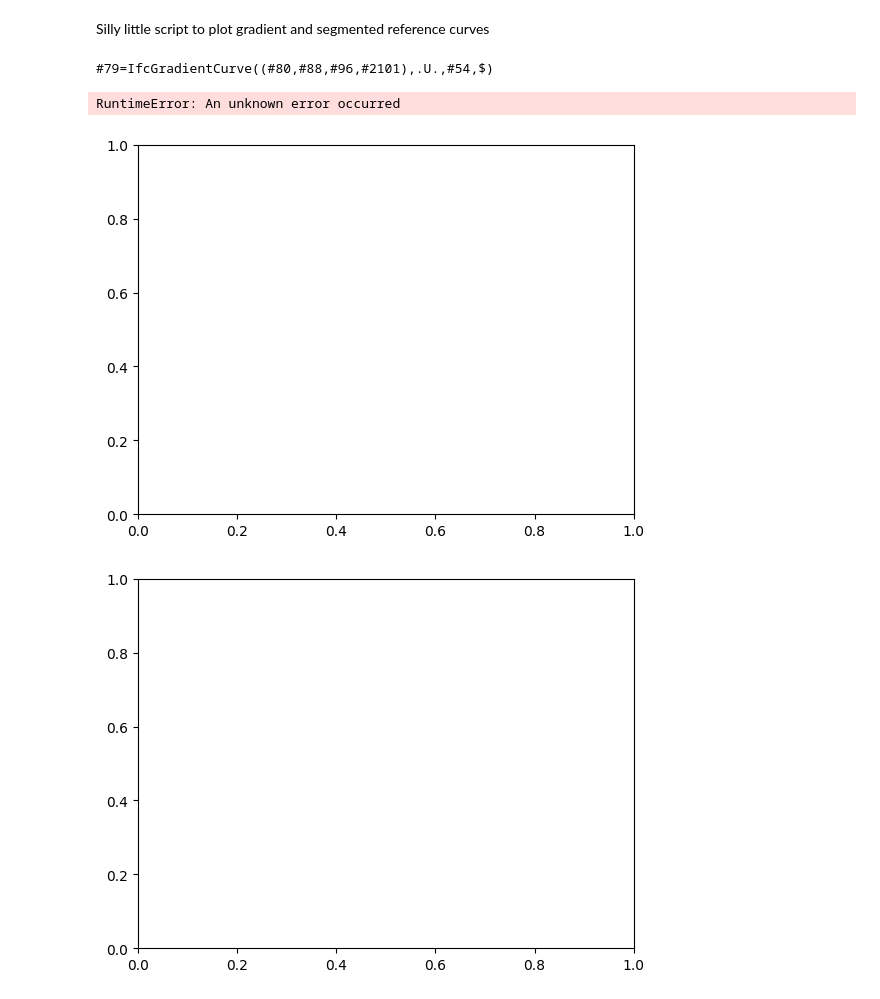
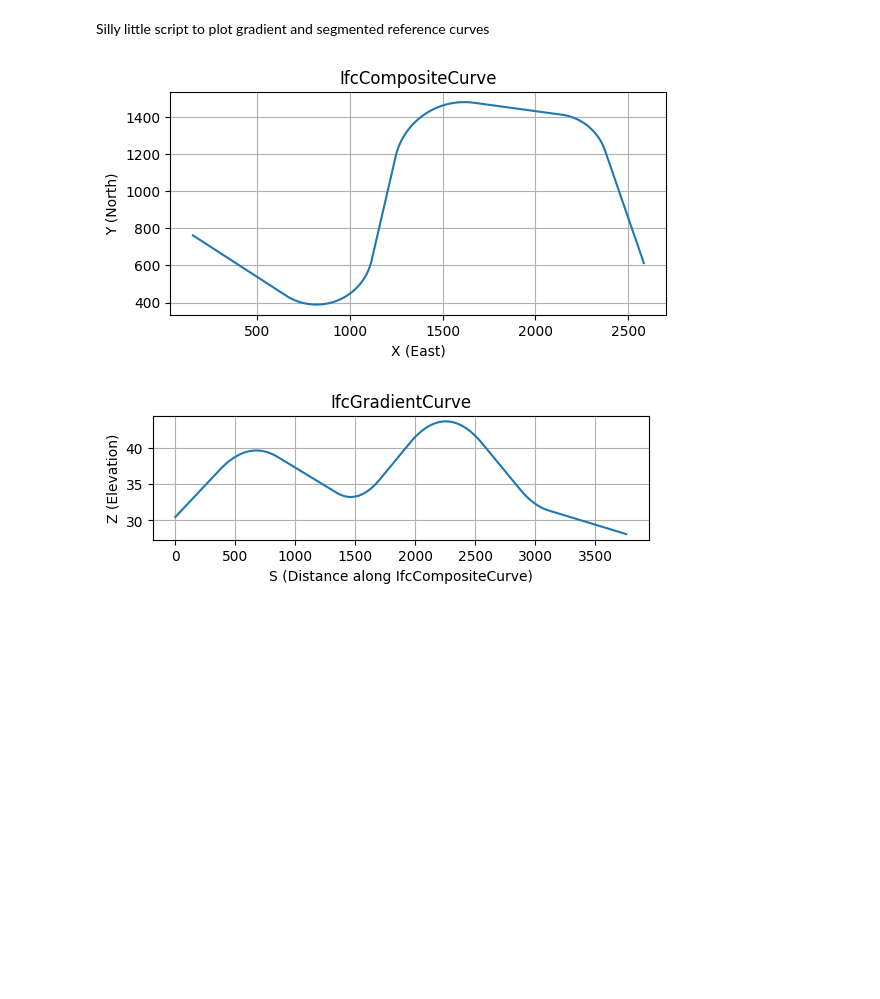
Before and after one commit to civilx64/IfcAlignmentDriver, a Jupyter notebook: Notebooks/GradientCurvePlot.ipynb, the cells around one changed output. Drawn from its saved outputs; the diff is of its cells as text; code cells hidden in the pictures; blank space fills up the shorter version.

```diff
--- a/Notebooks/GradientCurvePlot.ipynb
+++ b/Notebooks/GradientCurvePlot.ipynb
@@ -15,7 +15,9 @@ def euclidean_distance(p1, p2):
 #model = ifcopenshell.open("F:/IfcOpenShell/_build-vs2022-x64/examples/FHWA_Bridge_Geometry_Alignment_Example.ifc")
 #model = ifcopenshell.open("F:/IfcOpenshell/_installed-vs2022-x64/bin/sectioned-solid-horizontal_bloss_cant.ifc")
 #model = ifcopenshell.open("F:/IFC-Rail-Unit-Test-Reference-Code/alignment_testset/IFC-WithGeneratedGeometry/GENERATED__CantAlignment_BlossCurve_100.0_300_1000_1_Meter.ifc")
-model = ifcopenshell.open("F:/IfcOpenShell/_installed-vs2022-x64/bin/sectioned-solid-horizontal.ifc")
+#model = ifcopenshell.open("F:/IfcOpenShell/_installed-vs2022-x64/bin/sectioned-solid-horizontal.ifc")
+#model = ifcopenshell.open("D:/IfcOpenShell/_build-vs2022-x64/examples/FHWA_Bridge_Geometry_Alignment_Example.ifc")
+model = ifcopenshell.open("D:/dev-ifcopenshell-4x3-infra/examples/FHWA_Bridge_Geometry_Manual/FHWA_Bridge_Geometry_Alignment_Example_Python.ifc")
 
 curves = model.by_type("IfcGradientCurve",False) + model.by_type("IfcSegmentedReferenceCurve",False)
 
@@ -23,61 +25,62 @@ settings = geom.settings()
 
 fig1 = plt.figure().add_subplot()
 fig2 = plt.figure().add_subplot()
-fig3 = plt.figure().add_subplot(projection="3d")
+fig3 = plt.figure(figsize=(8,8)).add_subplot(projection="3d")
 
 for curve in curves:
-    print(curve)
     shape = geom.create_shape(settings,curve)
     verts = shape.verts
     verts = np.array(verts).reshape((-1,3))
     x,y,z = verts.T
 
-    fig1.plot(x,y,label="#" + str(curve.BaseCurve.id()))
+    fig1.plot(x,y)
 
     # want to plot (dist along, elevation) so need to compute
     # dist along from x,y. the following is probably bad code,
     # I just used Microsoft Copilot to generate it
     # Convert to Numpy arrays
     points = np.array(list(zip(x, y)))
     # Calculate pairwise distances using the Euclidean distance formula
     distances = []
     distances.append(0.0)
     for i in range(len(points)-1):
         dist = euclidean_distance(points[i], points[i+1])
         distances.append(dist + distances[i])
 
-    fig2.plot(distances,z,label="#" + str(curve.BaseCurve.id()))
+    fig2.plot(distances,z)
 
-    markerline, stemline, baseline = fig3.stem(x,y,z,label="#"+str(curve.id()))
-    plt.setp(stemline,linewidth=0.05)
+    markerline, stemline, baseline = fig3.stem(x,y,z)
+    plt.setp(stemline,linewidth=0.01)
     plt.setp(stemline,linestyles="dashed")
     plt.setp(markerline,markersize=1)
 
 fig1.set_title("IfcCompositeCurve")
-fig1.legend(loc="upper left")
-fig1.axis("square")
+#fig1.legend(loc="upper left")
+#fig1.axis("square")
+fig1.set_aspect('equal',adjustable='box')
 fig1.set_xlabel("X (East)")
 fig1.set_ylabel("Y (North)")
 fig1.grid(True)
-plt.show()
 
 fig2.set_title("IfcGradientCurve")
-fig2.legend(loc="upper left")
-fig2.set_xlabel("S (Dist)")
-fig2.set_ylabel("Z (Elev)")
+#fig2.legend(loc="upper left")
+fig2.set_xlabel("S (Distance along IfcCompositeCurve)")
+fig2.set_ylabel("Z (Elevation)")
+fig2.set_box_aspect(0.25)
 fig2.grid(True)
-plt.show()
 
-fig3.set_title("IfcGradientCurve")
-fig3.legend()
-fig3.axis("square")
+#fig3.set_title("IfcGradientCurve")
+#fig3.legend()
+#fig3.axis("square")
 fig3.set_xlabel("X (East)")
 fig3.set_ylabel("Y (North)")
 fig3.set_zlabel("Z (Elevation)")
 fig3.grid(True)
+fig3.set_box_aspect([1,1,1],zoom=0.8)
+#fig3.set_box_aspect(aspect=None,zoom=0.8)
+
+plt.savefig("Alignment.png")
 plt.show()
 # %% [output]
-#79=IfcGradientCurve((#80,#88,#96,#2101),.U.,#54,$)
-RuntimeError: An unknown error occurred
-[figure, old version]
+[figure, new version]
-[figure, old version]
+[figure, new version]
```
Also changed, not shown: parts of 1 cell of this notebook, 5 other files.
